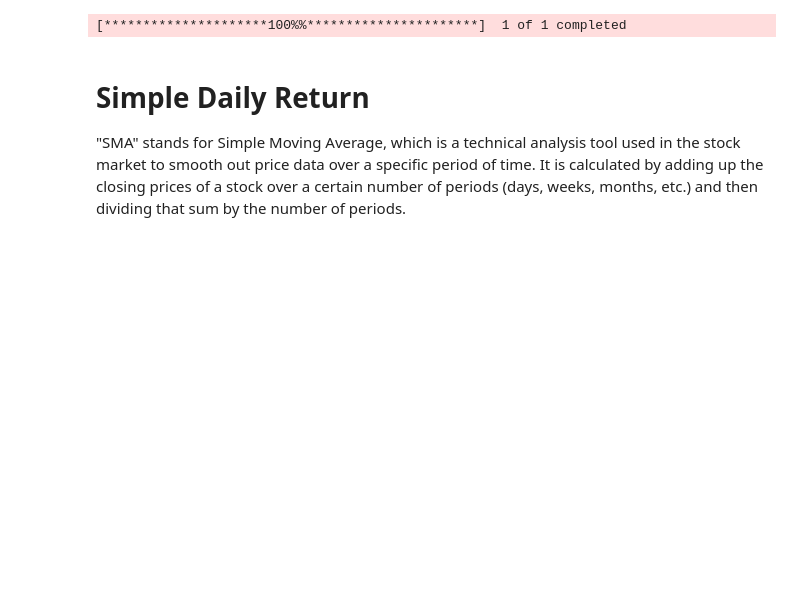
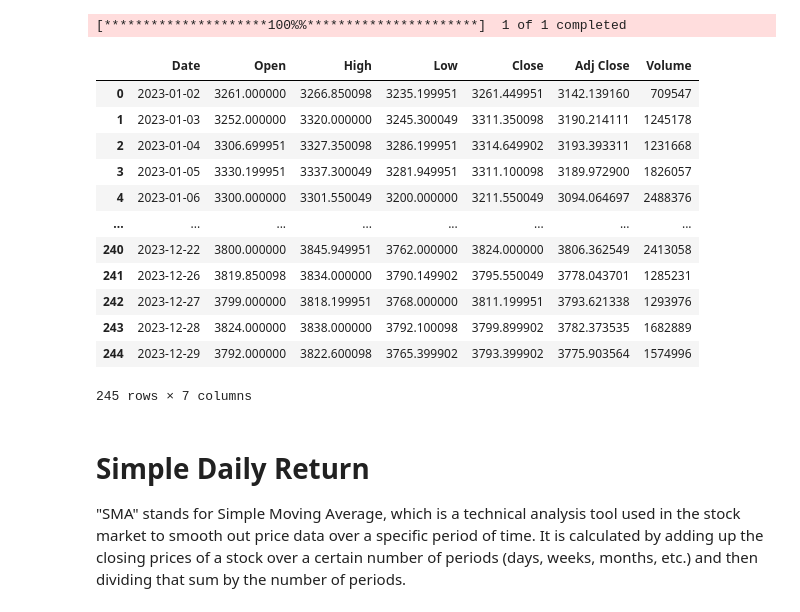
Before and after one commit to AI2Enginex/Financial-Analysis-Using--Python, a Jupyter notebook: finance1.ipynb, the cells around one changed output. Cells and saved outputs as stored; diff of their text form; code cells hidden in the pictures; blank space fills up the shorter version.

```diff
--- a/finance1.ipynb
+++ b/finance1.ipynb
@@ -3,9 +3,25 @@ import finance as fn
 # %% [markdown]
 # Read the DataFrame
 # %%
-df = fn.read_dataframe(ticker='INFY',syear=2023,smonth=1,sday=1,eyear=2024,emonth=1,eday=1)
+df = fn.read_dataframe(ticker='TCS',syear=2023,smonth=1,sday=1,eyear=2024,emonth=1,eday=1)
 # %% [output]
 [*********************100%%**********************]  1 of 1 completed
+# %%
+df
+# %% [output]
+|  | Date | Open | High | Low | Close | Adj Close | Volume |
+| 0 | 2023-01-02 | 3261.000000 | 3266.850098 | 3235.199951 | 3261.449951 | 3142.139160 | 709547 |
+| 1 | 2023-01-03 | 3252.000000 | 3320.000000 | 3245.300049 | 3311.350098 | 3190.214111 | 1245178 |
+| 2 | 2023-01-04 | 3306.699951 | 3327.350098 | 3286.199951 | 3314.649902 | 3193.393311 | 1231668 |
+| 3 | 2023-01-05 | 3330.199951 | 3337.300049 | 3281.949951 | 3311.100098 | 3189.972900 | 1826057 |
+| 4 | 2023-01-06 | 3300.000000 | 3301.550049 | 3200.000000 | 3211.550049 | 3094.064697 | 2488376 |
+| ... | ... | ... | ... | ... | ... | ... | ... |
+| 240 | 2023-12-22 | 3800.000000 | 3845.949951 | 3762.000000 | 3824.000000 | 3806.362549 | 2413058 |
+| 241 | 2023-12-26 | 3819.850098 | 3834.000000 | 3790.149902 | 3795.550049 | 3778.043701 | 1285231 |
+| 242 | 2023-12-27 | 3799.000000 | 3818.199951 | 3768.000000 | 3811.199951 | 3793.621338 | 1293976 |
+| 243 | 2023-12-28 | 3824.000000 | 3838.000000 | 3792.100098 | 3799.899902 | 3782.373535 | 1682889 |
+| 244 | 2023-12-29 | 3792.000000 | 3822.600098 | 3765.399902 | 3793.399902 | 3775.903564 | 1574996 |
+245 rows × 7 columns
 # %% [markdown]
 # Simple Daily Return
 
```
Also changed, not shown: parts of 3 cells of this notebook.
